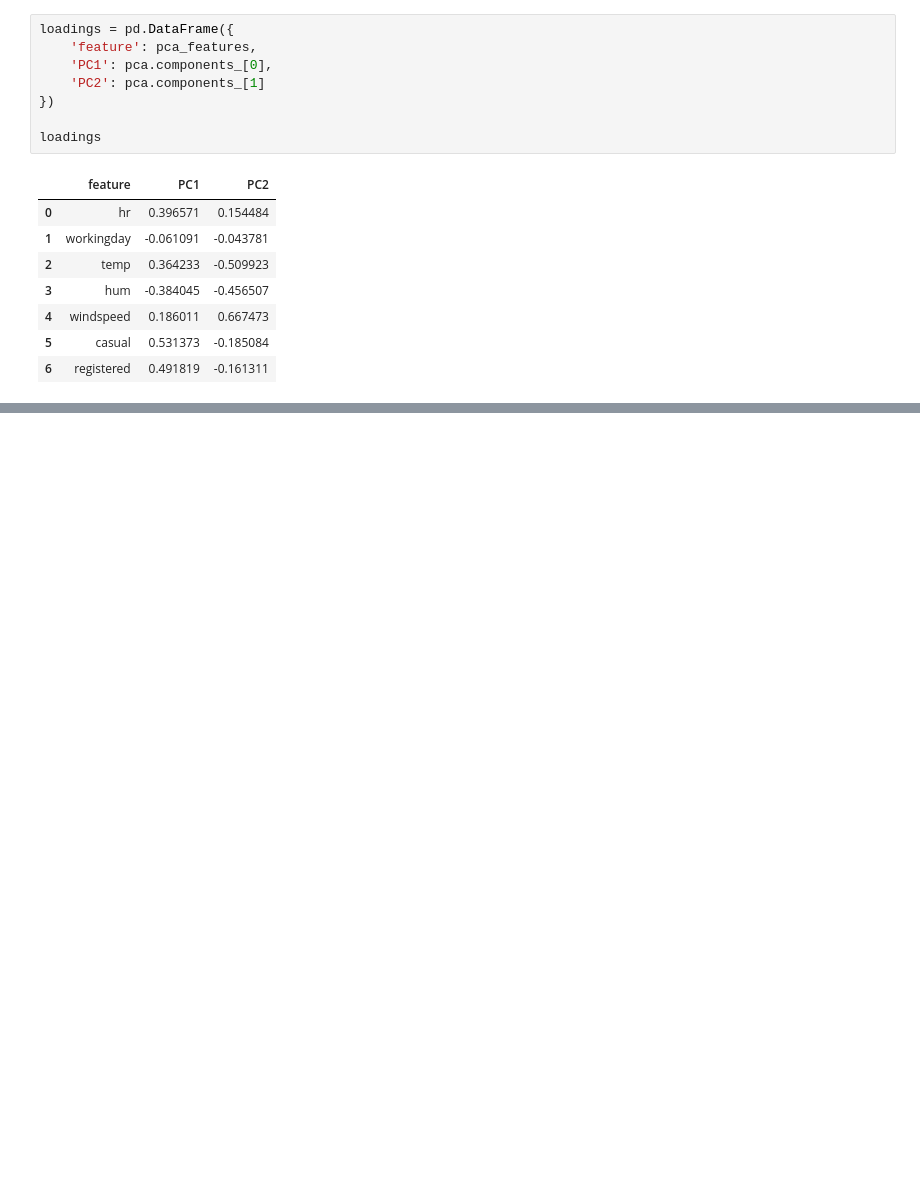
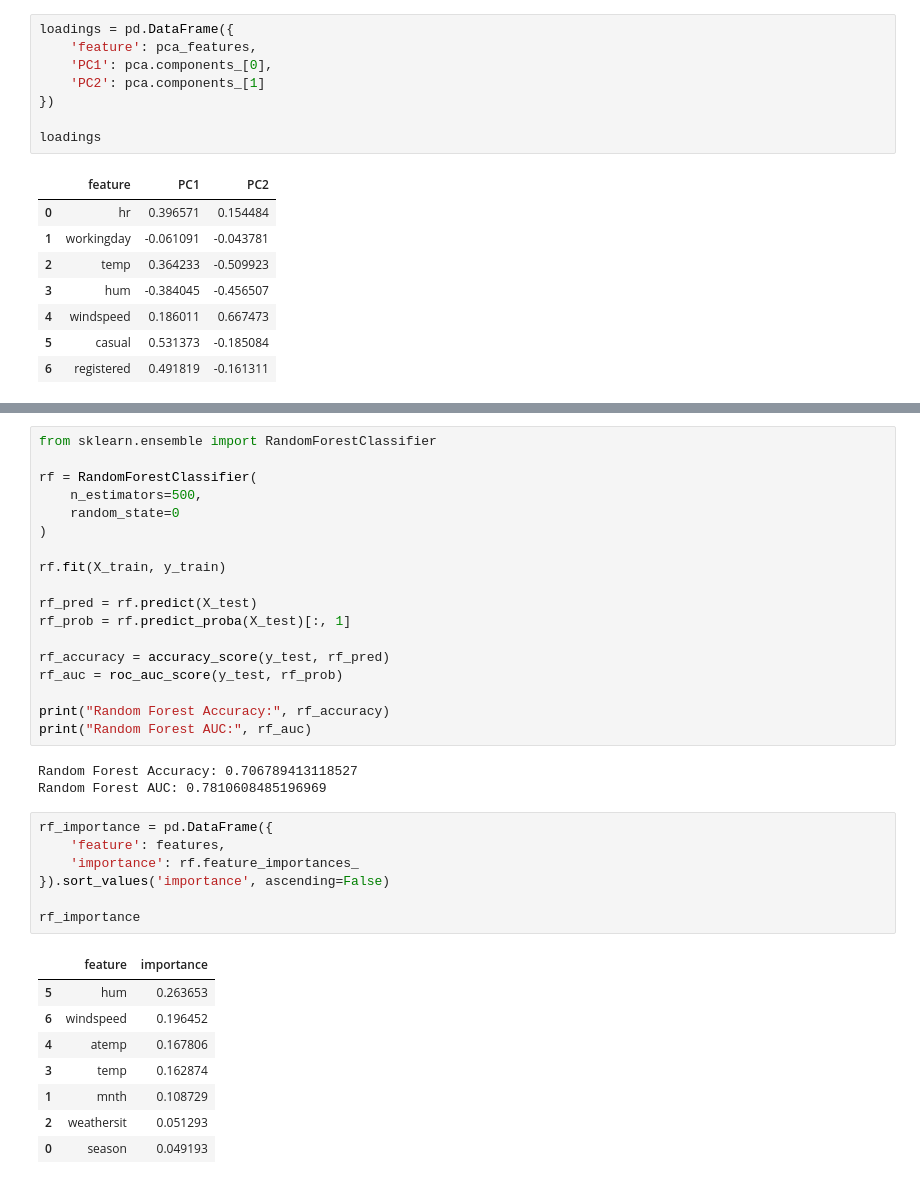
Before and after one commit to ryanmichauduc/STAT_32950_BikeDataProject, a Jupyter notebook: ryan/prelim.ipynb, the cells around one changed output, grey strips where cells are left out. Saved outputs shown, nothing was run; the diff lists cells and outputs as text; blank space fills up the shorter version.

```diff
--- a/ryan/prelim.ipynb
+++ b/ryan/prelim.ipynb
@@ -219,0 +353,37 @@ loadings
+# %%
+from sklearn.ensemble import RandomForestClassifier
+
+rf = RandomForestClassifier(
+    n_estimators=500,
+    random_state=0
+)
+
+rf.fit(X_train, y_train)
+
+rf_pred = rf.predict(X_test)
+rf_prob = rf.predict_proba(X_test)[:, 1]
+
+rf_accuracy = accuracy_score(y_test, rf_pred)
+rf_auc = roc_auc_score(y_test, rf_prob)
+
+print("Random Forest Accuracy:", rf_accuracy)
+print("Random Forest AUC:", rf_auc)
+# %% [output]
+Random Forest Accuracy: 0.706789413118527
+Random Forest AUC: 0.7810608485196969
+# %%
+rf_importance = pd.DataFrame({
+    'feature': features,
+    'importance': rf.feature_importances_
+}).sort_values('importance', ascending=False)
+
+rf_importance
+# %% [output]
+|  | feature | importance |
+| 5 | hum | 0.263653 |
+| 6 | windspeed | 0.196452 |
+| 4 | atemp | 0.167806 |
+| 3 | temp | 0.162874 |
+| 1 | mnth | 0.108729 |
+| 2 | weathersit | 0.051293 |
+| 0 | season | 0.049193 |
```
Also changed, not shown: parts of 19 cells of this notebook.
